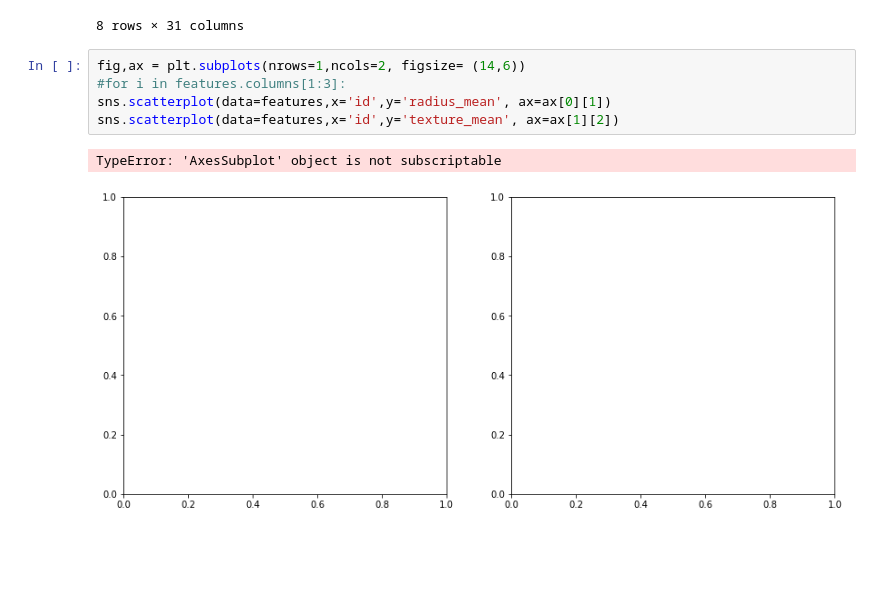
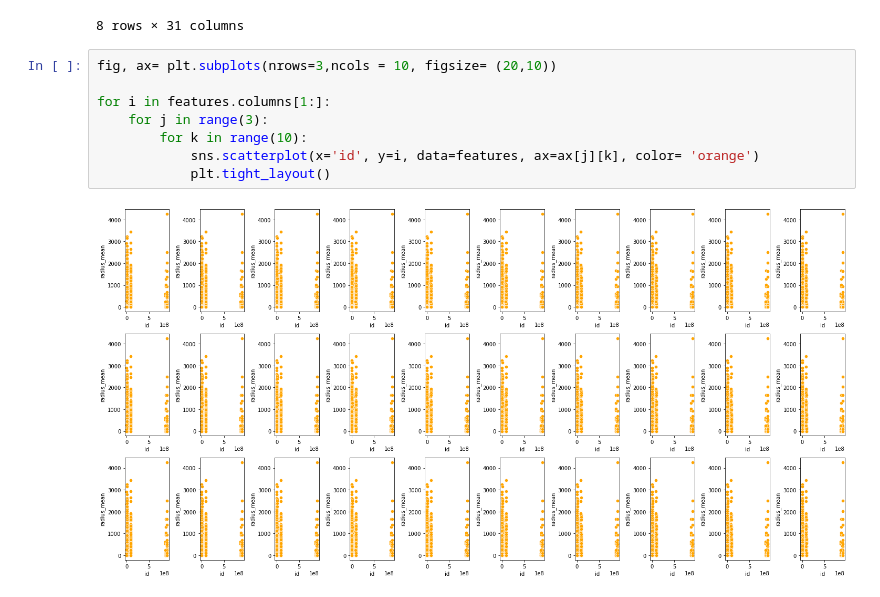
Before and after one commit to isoori/Breast-Cancer-Wisconsin, a Jupyter notebook: Breast Cancer.ipynb, the cells around one changed output. Cells and saved outputs as stored; diff of their text form; blank space fills up the shorter version.

```diff
--- a/Breast Cancer.ipynb
+++ b/Breast Cancer.ipynb
@@ -66,10 +69,12 @@ features.describe()
 | max | 9.113205e+08 | 28.110000 | 39.280000 | 188.500000 | 2501.000000 | 0.163400 | 0.345400 | ... |
 8 rows × 31 columns
 # %%
-fig,ax = plt.subplots(nrows=1,ncols=2, figsize= (14,6))
-#for i in features.columns[1:3]:
-sns.scatterplot(data=features,x='id',y='radius_mean', ax=ax[0][1])
-sns.scatterplot(data=features,x='id',y='texture_mean', ax=ax[1][2])
+fig, ax= plt.subplots(nrows=3,ncols = 10, figsize= (20,10))
+
+for i in features.columns[1:]:
+    for j in range(3):
+        for k in range(10):
+            sns.scatterplot(x='id', y=i, data=features, ax=ax[j][k], color= 'orange')
+            plt.tight_layout()
 # %% [output]
-TypeError: 'AxesSubplot' object is not subscriptable
-[figure, old version]
+[figure, new version]
```
Also changed, not shown: parts of 12 cells of this notebook.
